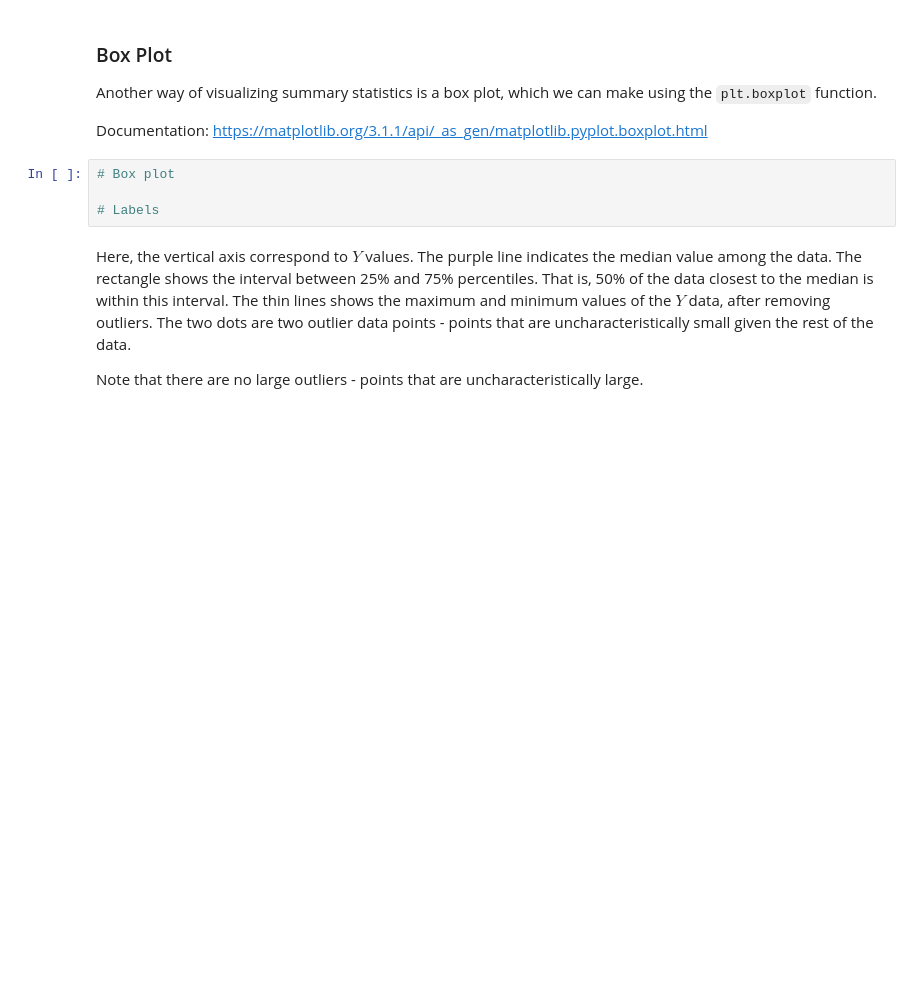
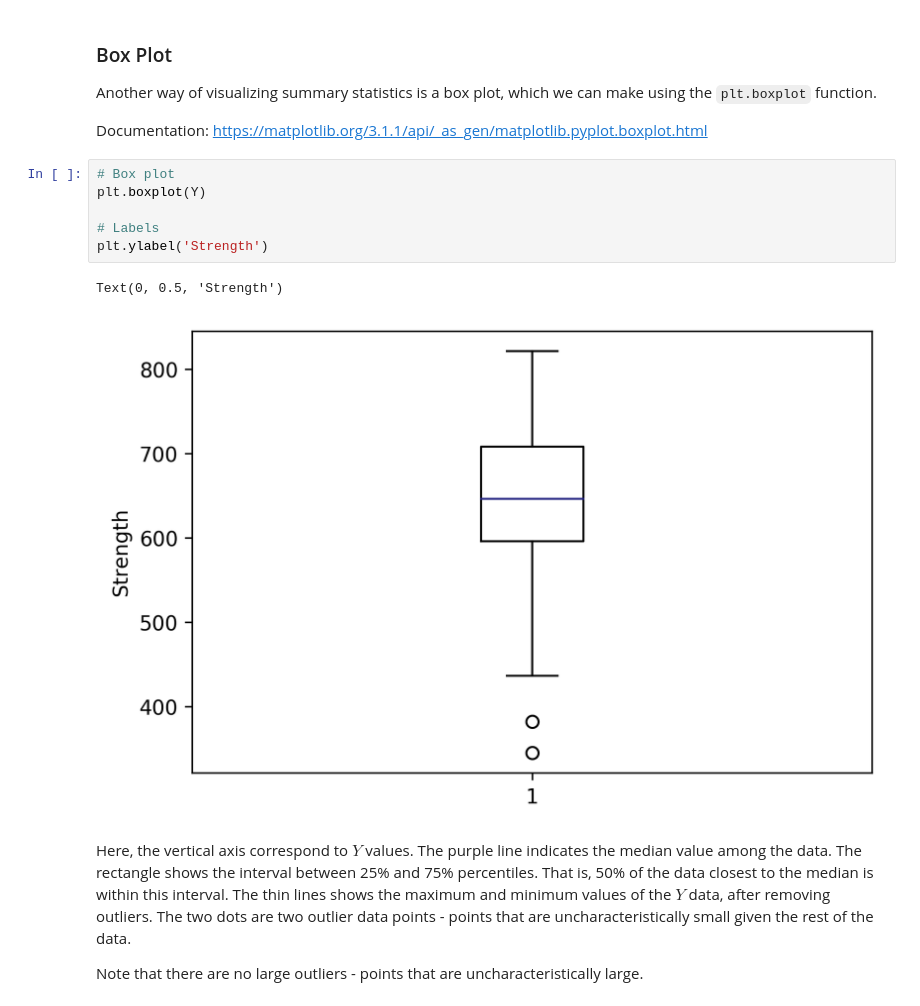
Before and after one commit to krisreyes/mdi504-F19-notebooks, a Jupyter notebook: Lecture 04 - Exploratory Data Analysis.ipynb, the cells around one changed output. Drawn from its saved outputs; the diff is of its cells as text; blank space fills up the shorter version.

```diff
--- a/Lecture 04 - Exploratory Data Analysis.ipynb
+++ b/Lecture 04 - Exploratory Data Analysis.ipynb
@@ -136,8 +233,13 @@ Another way of visualizing summary statistics is a box plot, which we can make u
 Documentation: https://matplotlib.org/3.1.1/api/_as_gen/matplotlib.pyplot.boxplot.html
 # %%
 # Box plot
+plt.boxplot(Y)
 
 # Labels
+plt.ylabel('Strength')
+# %% [output]
+Text(0, 0.5, 'Strength')
+[figure, added]
 # %% [markdown]
 Here, the vertical axis correspond to $Y$ values. The purple line indicates the median value among the data. The rectangle shows the interval between 25% and 75% percentiles. That is, 50% of the data closest to the median is within this interval. The thin lines shows the maximum and minimum values of the $Y$ data, after removing outliers. The two dots are two outlier data points - points that are uncharacteristically small given the rest of the data.
 
```
Also changed, not shown: parts of 27 cells of this notebook.
